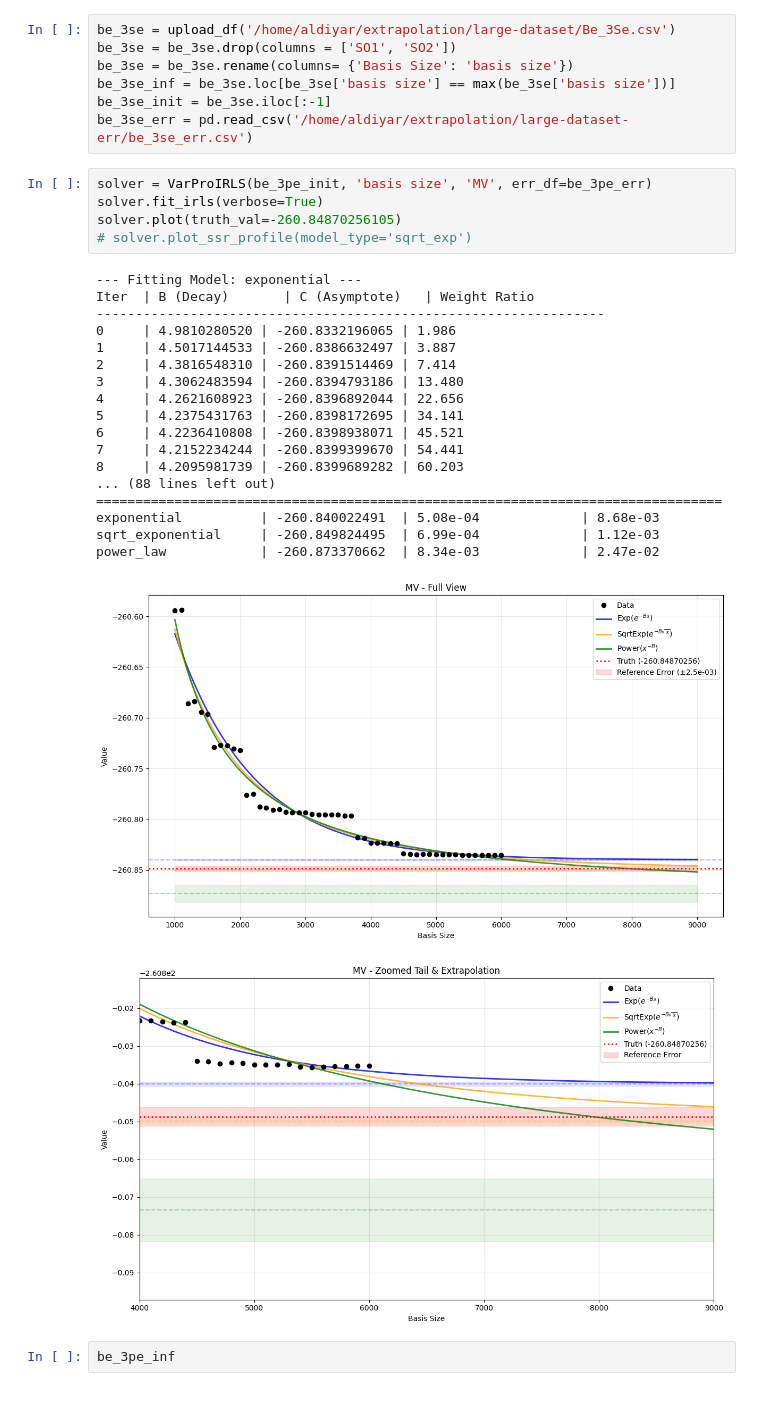
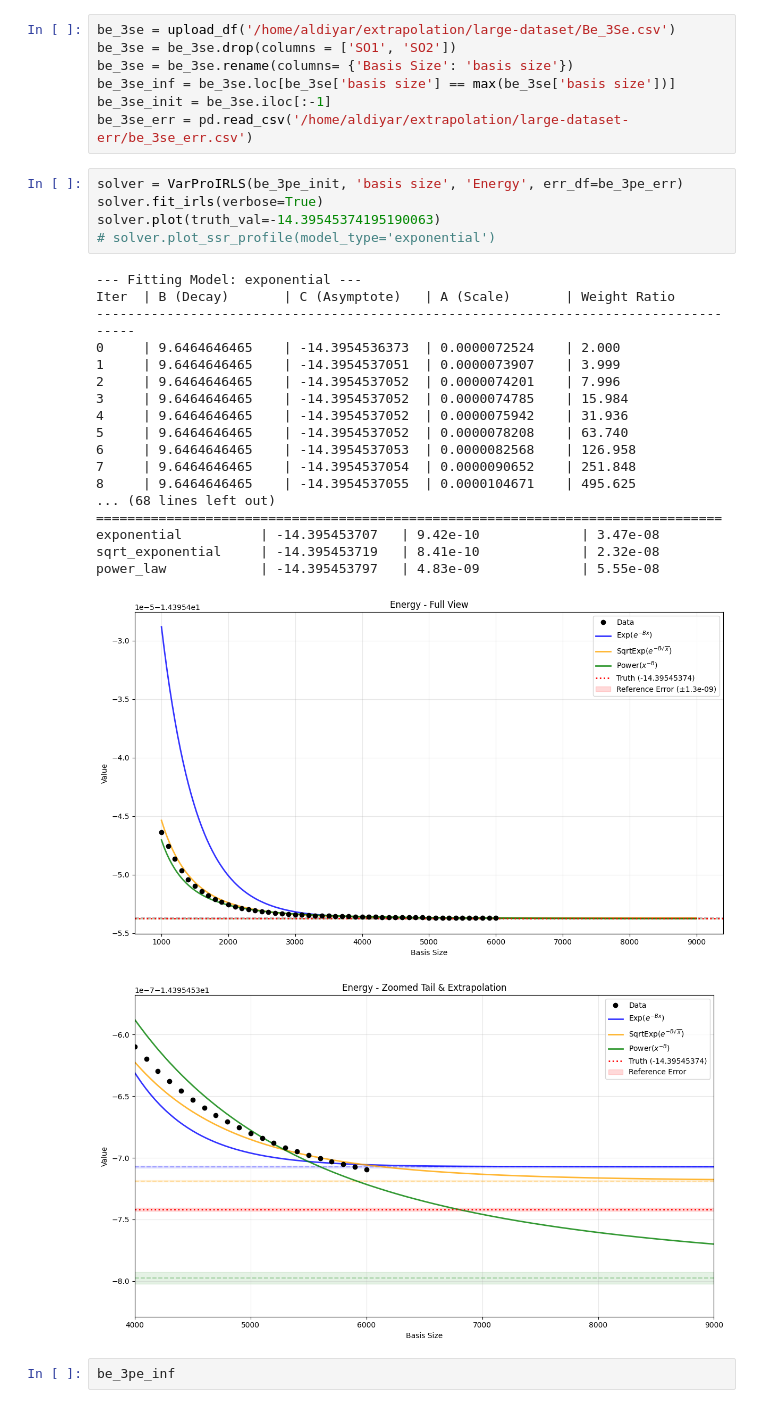
Before and after one commit to trulyaldi/extrapolation, a Jupyter notebook: src/main.ipynb, the cells around one changed output. Saved outputs shown, nothing was run; the diff lists cells and outputs as text.

```diff
--- a/src/main.ipynb
+++ b/src/main.ipynb
@@ -150,30 +159,30 @@ be_3se_inf = be_3se.loc[be_3se['basis size'] == max(be_3se['basis size'])]
 be_3se_init = be_3se.iloc[:-1]
 be_3se_err = pd.read_csv('/home/aldiyar/extrapolation/large-dataset-err/be_3se_err.csv')
 # %%
-solver = VarProIRLS(be_3pe_init, 'basis size', 'MV', err_df=be_3pe_err)
+solver = VarProIRLS(be_3pe_init, 'basis size', 'Energy', err_df=be_3pe_err)
 solver.fit_irls(verbose=True)
-solver.plot(truth_val=-260.84870256105)
-# solver.plot_ssr_profile(model_type='sqrt_exp')
+solver.plot(truth_val=-14.39545374195190063)
+# solver.plot_ssr_profile(model_type='exponential')
 # %% [output]
 --- Fitting Model: exponential ---
-Iter  | B (Decay)       | C (Asymptote)   | Weight Ratio
------------------------------------------------------------------
-0     | 4.9810280520 | -260.8332196065 | 1.986
-1     | 4.5017144533 | -260.8386632497 | 3.887
-2     | 4.3816548310 | -260.8391514469 | 7.414
-3     | 4.3062483594 | -260.8394793186 | 13.480
-4     | 4.2621608923 | -260.8396892044 | 22.656
-5     | 4.2375431763 | -260.8398172695 | 34.141
-6     | 4.2236410808 | -260.8398938071 | 45.521
-7     | 4.2152234244 | -260.8399399670 | 54.441
-8     | 4.2095981739 | -260.8399689282 | 60.203
-... (88 lines left out)
+Iter  | B (Decay)       | C (Asymptote)   | A (Scale)       | Weight Ratio
+-------------------------------------------------------------------------------------
+0     | 9.6464646465    | -14.3954536373  | 0.0000072524    | 2.000
+1     | 9.6464646465    | -14.3954537051  | 0.0000073907    | 3.999
+2     | 9.6464646465    | -14.3954537052  | 0.0000074201    | 7.996
+3     | 9.6464646465    | -14.3954537052  | 0.0000074785    | 15.984
+4     | 9.6464646465    | -14.3954537052  | 0.0000075942    | 31.936
+5     | 9.6464646465    | -14.3954537052  | 0.0000078208    | 63.740
+6     | 9.6464646465    | -14.3954537053  | 0.0000082568    | 126.958
+7     | 9.6464646465    | -14.3954537054  | 0.0000090652    | 251.848
+8     | 9.6464646465    | -14.3954537055  | 0.0000104671    | 495.625
+... (68 lines left out)
 ================================================================================
-exponential          | -260.840022491  | 5.08e-04             | 8.68e-03
-sqrt_exponential     | -260.849824495  | 6.99e-04             | 1.12e-03
-power_law            | -260.873370662  | 8.34e-03             | 2.47e-02
+exponential          | -14.395453707   | 9.42e-10             | 3.47e-08
+sqrt_exponential     | -14.395453719   | 8.41e-10             | 2.32e-08
+power_law            | -14.395453797   | 4.83e-09             | 5.55e-08
-[figure, old version]
+[figure, new version]
-[figure, old version]
+[figure, new version]
 # %%
 be_3pe_inf
 # %% [output]
```
Also changed, not shown: parts of 3 cells of this notebook, 1 other file.
